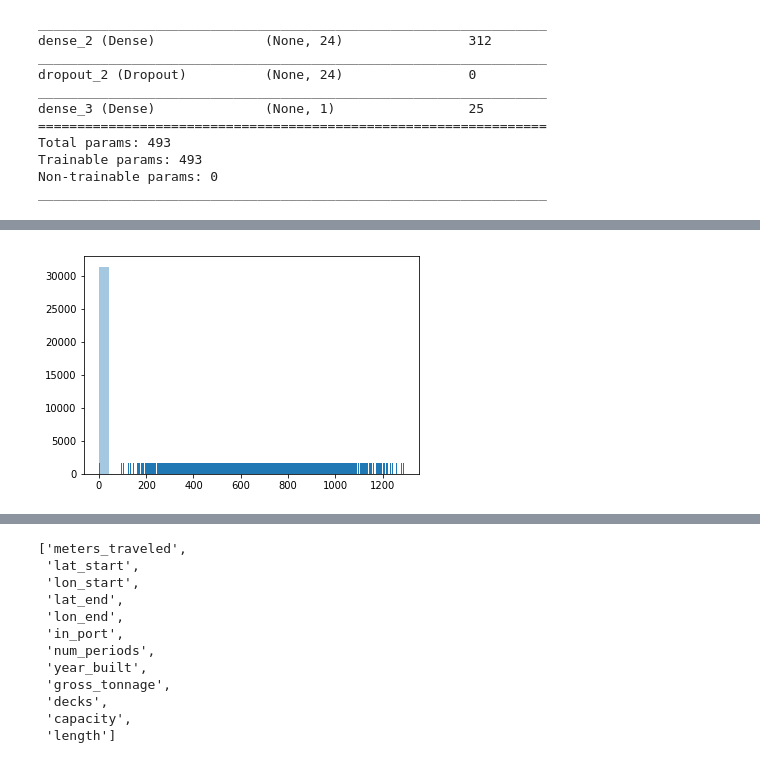
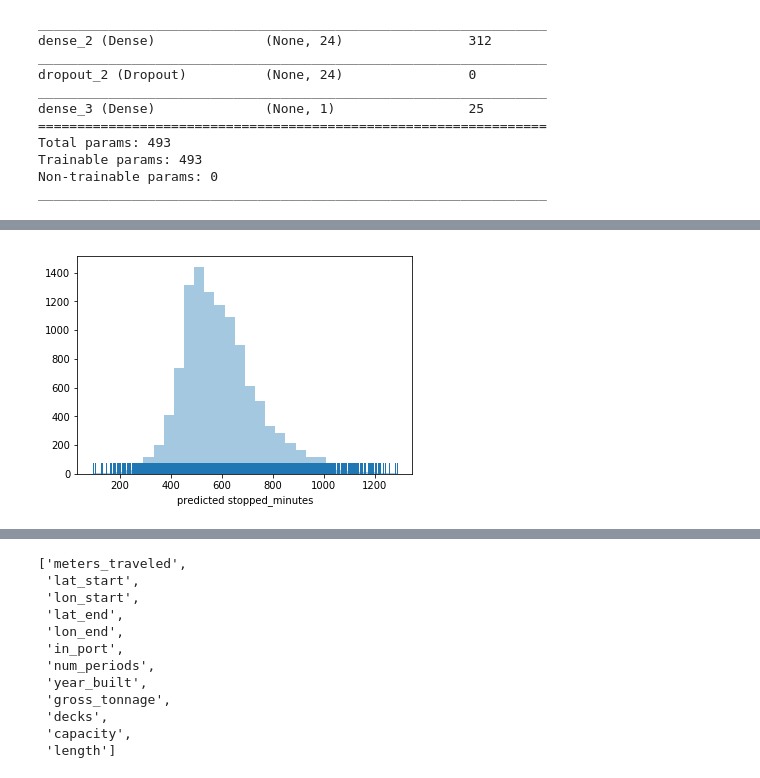
Before and after one commit to fvgras/cruise-ship-proj, a Jupyter notebook: cruise-eda-visual-model-keras-py2.ipynb, the cells around one changed output, grey strips where cells are left out. Saved outputs shown, nothing was run; the diff lists cells and outputs as text; code cells hidden in the pictures.

```diff
--- a/cruise-eda-visual-model-keras-py2.ipynb
+++ b/cruise-eda-visual-model-keras-py2.ipynb
@@ -609,7 +615,8 @@ pd.DataFrame(pred).head(10)
 # %%
 !date
-sns.distplot(pd.DataFrame(pred), kde=False, rug=True, bins=30)  # I want the Hue to be in_port
+sns.distplot(pd.DataFrame(pred)[pd.DataFrame(pred) > 0].dropna(), kde=False, rug=True, bins=30, axlabel='predicted stopped_minutes')  # I want the Hue to be in_port
 !date
-# adding pd.DataFrame made no difference
-# took 60+ 13min - 58min = 15min
+# adding pd.DataFrame did not help runtime
+# took 1 min when the Zero values removed
+# need to drop the zero value, since the distribution has many of them
 # %% [output]
@@ -618 +625 @@ Wed Sep  6 12:12:53 CDT 2017
-[figure, old version]
+[figure, new version]
```
Also changed, not shown: parts of 10 cells of this notebook, 2 other files.
